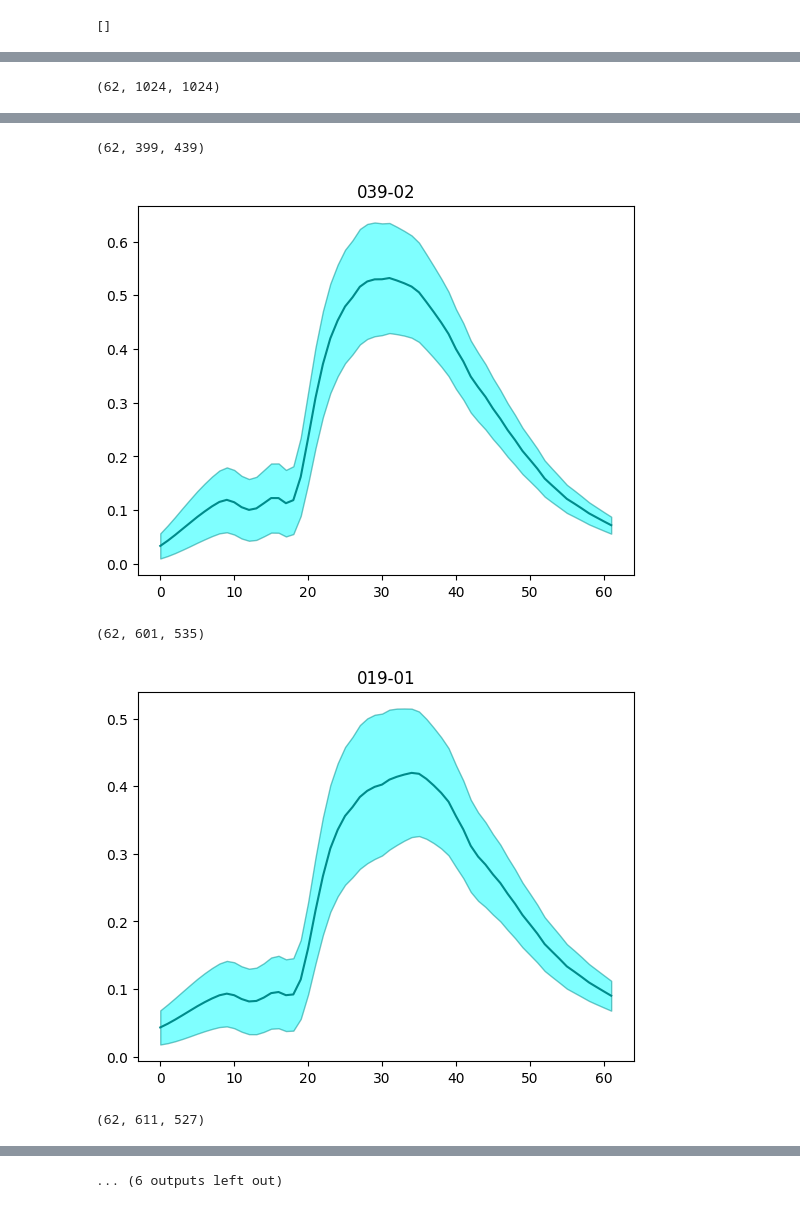
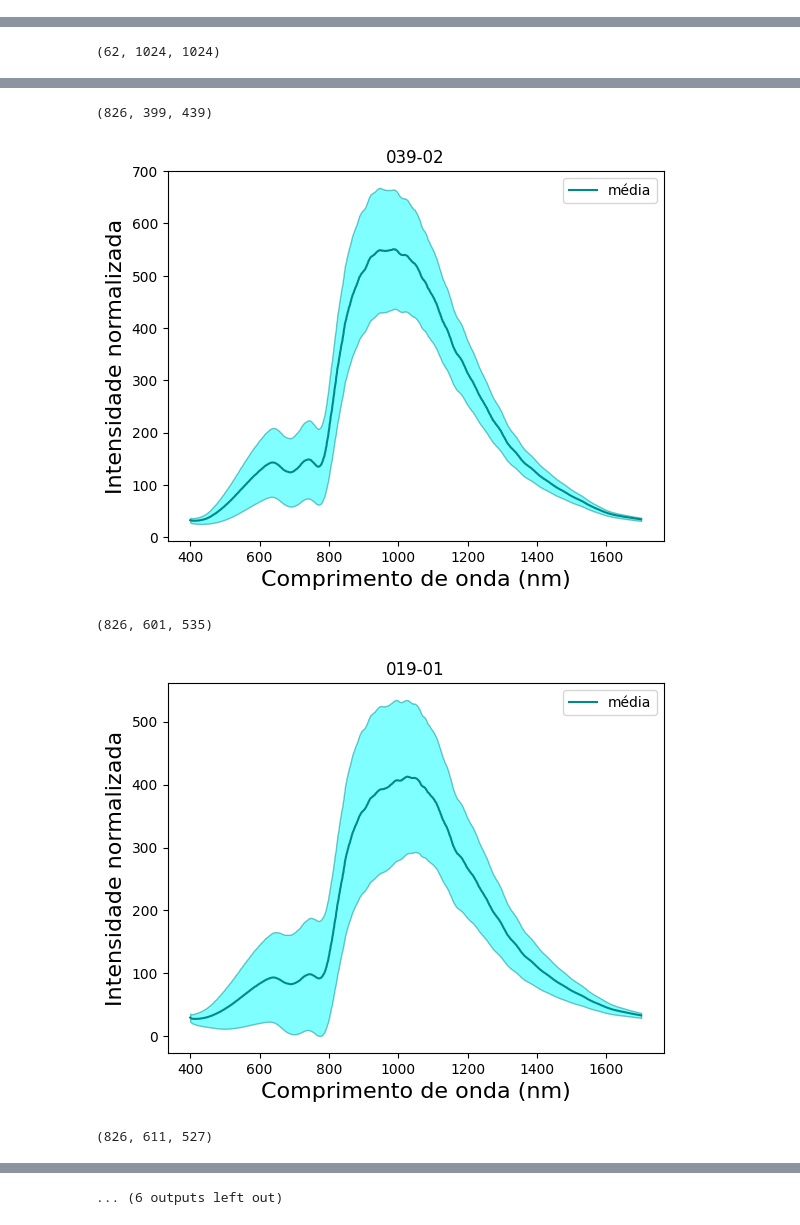
Before and after one commit to ana-caznok/mst-vitmstpp_ntire, a Jupyter notebook: datasets_spectra.ipynb, the cells around one changed output, grey strips where cells are left out. Cells and saved outputs as stored; diff of their text form; code cells hidden in the pictures.

```diff
--- a/datasets_spectra.ipynb
+++ b/datasets_spectra.ipynb
@@ -18,7 +18,7 @@ paths = {'skin': path_hyperskin,
          'brain':path_hyperbrain,
          'ntire':path_ntire}
 # %%
-def read_hyp_imgs(d_file, ext='mat'):
+def read_hyp_imgs(d_file, extra='mat'):
     fend = d_file.split('.')[-1]
 
     if fend =='mat':
@@ -52,6 +52,9 @@ def read_hyp_imgs(d_file, ext='mat'):
     if fend =='npy':
         img = np.load(d_file)
 
+    if extra =='hdr':
+        img = read_hyp(f,'raw')
+
 
     return img
 # %%
@@ -61,6 +64,7 @@ def read_hyp(f, ext):
 
   numpy_ndarr = envi.open(header_file, spectral_file)
   img = numpy_ndarr.read_bands(np.arange(0,numpy_ndarr.nbands,1))
+  img = np.moveaxis(img, 2,0)
 
   return img
 # %%
@@ -72,42 +76,52 @@ imgs = {'skin': ['p003_neutral_front', 'p005_smile_front', 'p028_neutral_front']
          'ntire':['ARAD_1K_0062', 'ARAD_1K_0535', 'ARAD_1K_0127']}
 # %%
 ext = {'skin': '*.mat',
-        'brain':'npy',
+        'brain':'hdr',
         'ntire':'mat'}
-# %%
-glob.glob(paths[dataset] + path_vis + i +'*')
-# %% [output]
-[]
 # %%
-def plot_avg_spectra(npy_img, dataset, i):
+def plot_avg_spectra(npy_img, dataset, i, save=True):
 
     colors = {'skin': ['purple', 'orchid'],
               'brain': ['darkcyan', 'cyan'],
               'ntire':  ['darkorange', 'sandybrown']
               }
 
-    x_start = {'skin': [400, 1000],
-              'brain': ['darkcyan', 'cyan'],
+    x_dict = {'skin': [400, 1000],
+              'brain': [400, 1700],
               'ntire': [400, 700]
               }
-    x = np.arange(0,npy_img.shape[0])
+    #x = np.arange(0,npy_img.shape[0])
+    x = np.linspace(x_dict[dataset][0],x_dict[dataset][1],npy_img.shape[0])
+    x = np.ceil(x)
+
     avg_spectra = np.mean(npy_img,axis=(1,2))
 
     std_spectra = np.std(npy_img, axis=(1,2))
+    plt.tight_layout()
+    plt.plot(x, avg_spectra,'c-', label ='média', color=colors[dataset][0])
+    plt.fill_between(x, avg_spectra -std_spectra/2,  avg_spectra + std_spectra/2,  alpha=0.5, edgecolor=colors[dataset][0], facecolor=colors[dataset][1])
+    plt.title(i, fontsize=12)
+    plt.legend()
+    plt.xlabel('Comprimento de onda (nm)', fontsize=16)
+    plt.ylabel('Intensidade normalizada',  fontsize=16)
 
-    plt.plot(x, avg_spectra,'c-',  color=colors[dataset][0])
-    plt.fill_between(x, avg_spectra -std_spectra/2,  avg_spectra + std_spectra/2,  alpha=0.5, edgecolor=colors[dataset][0], facecolor=colors[dataset][1])
-    plt.title(i)
+    if save:
+        plt.savefig('/mnt/datassd/mst_toolbox/MST-plus-plus-2/datasets_compare/' + dataset + '_' + i + '.png', dpi=1000)
     plt.show()
 # %%
 for dataset in imgs.keys():
     for i in imgs[dataset]:
 
-        if dataset == 'skin' or dataset =='brain':
+        if dataset == 'skin':
             vis = read_hyp_imgs(glob.glob(paths[dataset] + path_vis + i +'*')[0])
             nir = read_hyp_imgs(glob.glob(paths[dataset]  + path_nir + i +'*')[0])
 
             npy_img = np.concatenate((vis,nir), axis = 0)
+            print(npy_img.shape)
+            plot_avg_spectra(npy_img, dataset, i)
+
+        elif dataset == 'brain':
+            npy_img = read_hyp(paths[dataset] + i, 'raw')
             print(npy_img.shape)
             plot_avg_spectra(npy_img, dataset, i)
 
@@ -127,5 +141,5 @@ for dataset in imgs.keys():
-(62, 399, 439)
+(826, 399, 439)
-[figure, old version]
+[figure, new version]
-(62, 601, 535)
+(826, 601, 535)
-[figure, old version]
+[figure, new version]
-(62, 611, 527)
+(826, 611, 527)
```
Also changed, not shown: parts of 2 cells of this notebook.
